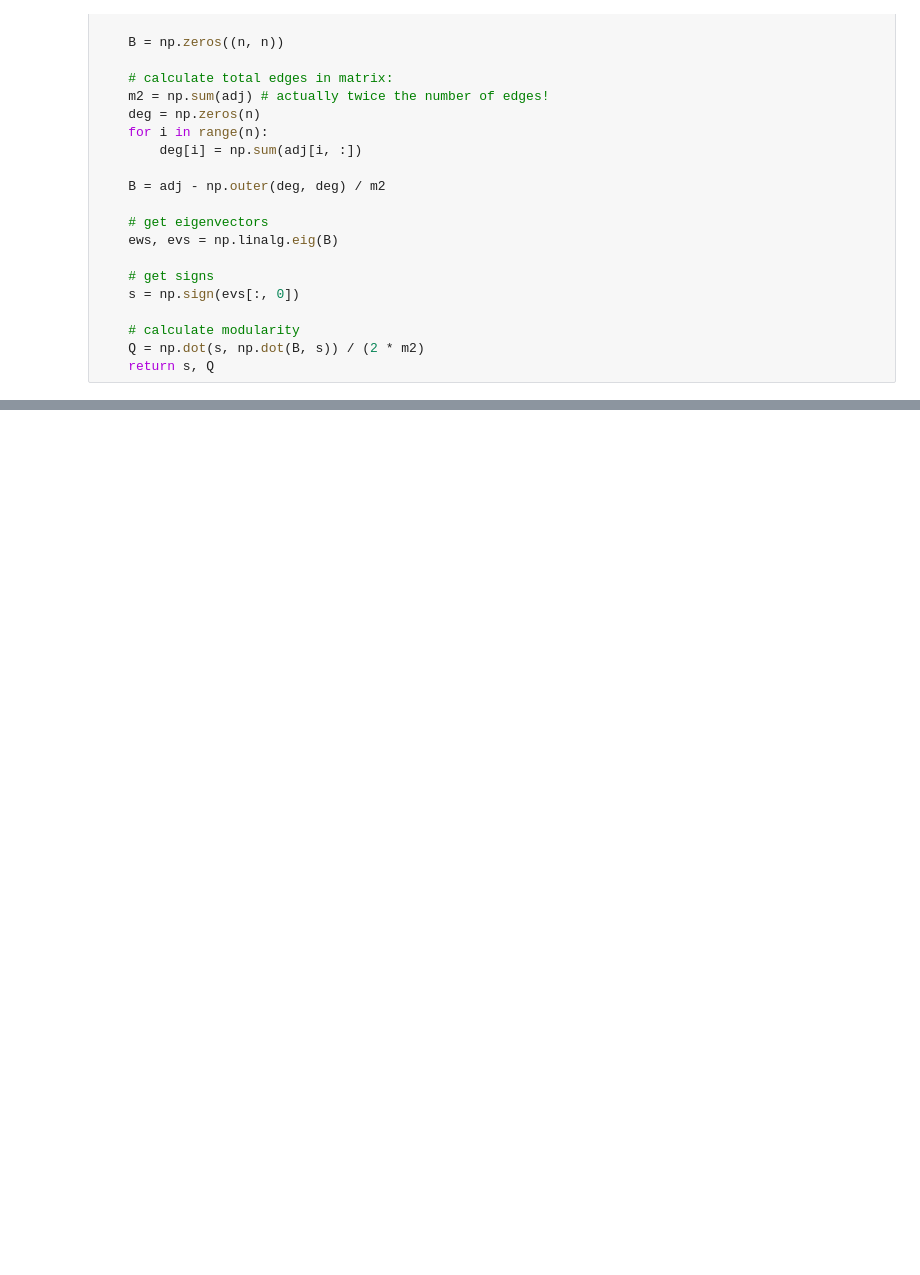
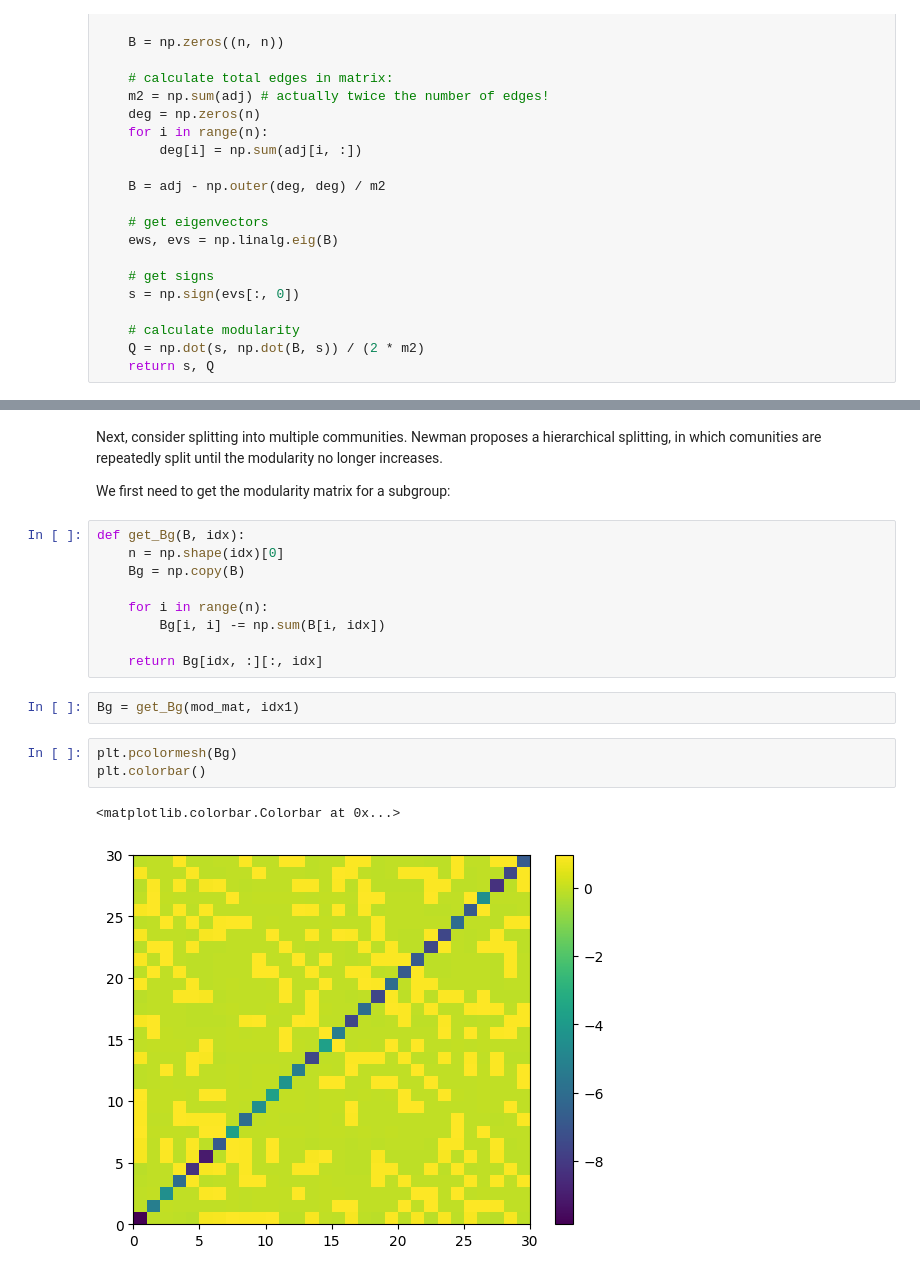
Before and after one commit to Sam-q-3736/community-detection, a Jupyter notebook: modularity.ipynb, the cells around one changed output, grey strips where cells are left out. Drawn from its saved outputs; the diff is of its cells as text; blank space fills up the shorter version.

Commit message:
created hierarchical partitioning

```diff
--- a/modularity.ipynb
+++ b/modularity.ipynb
@@ -148,0 +160,21 @@ def modularity_split(adj):
+# %% [markdown]
+Next, consider splitting into multiple communities. Newman proposes a hierarchical splitting, in which comunities are repeatedly split until the modularity no longer increases.
+
+We first need to get the modularity matrix for a subgroup:
+# %%
+def get_Bg(B, idx):
+    n = np.shape(idx)[0]
+    Bg = np.copy(B)
+
+    for i in range(n):
+        Bg[i, i] -= np.sum(B[i, idx])
+
+    return Bg[idx, :][:, idx]
+# %%
+Bg = get_Bg(mod_mat, idx1)
+# %%
+plt.pcolormesh(Bg)
+plt.colorbar()
+# %% [output]
+<matplotlib.colorbar.Colorbar at 0x...>
+[figure, added]
```
Also changed, not shown: parts of 15 cells of this notebook.
